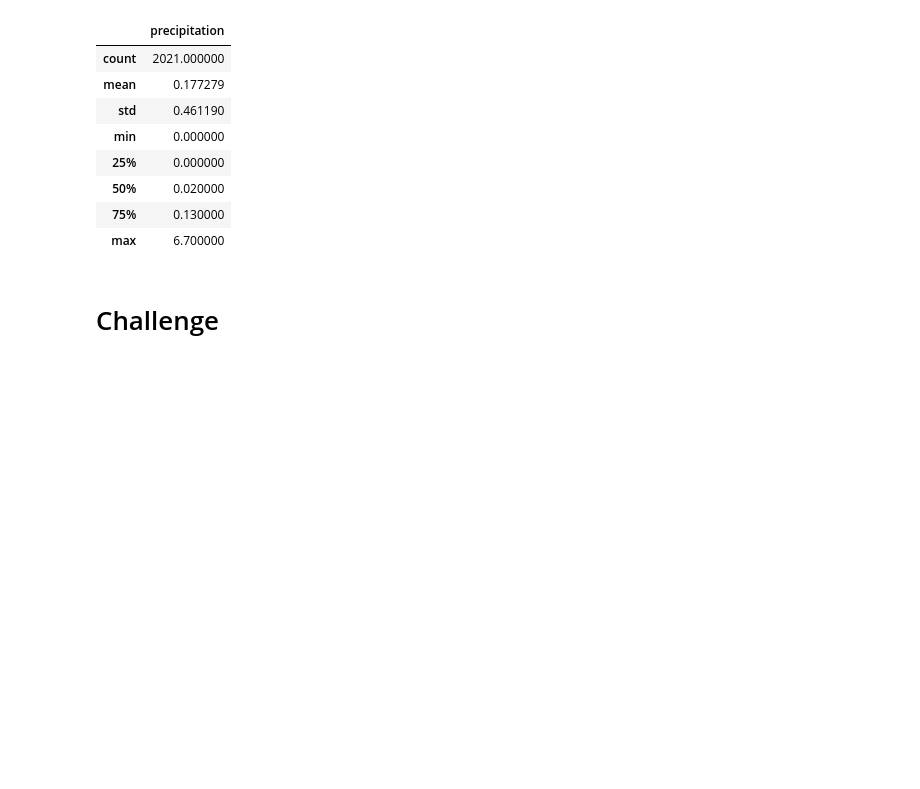
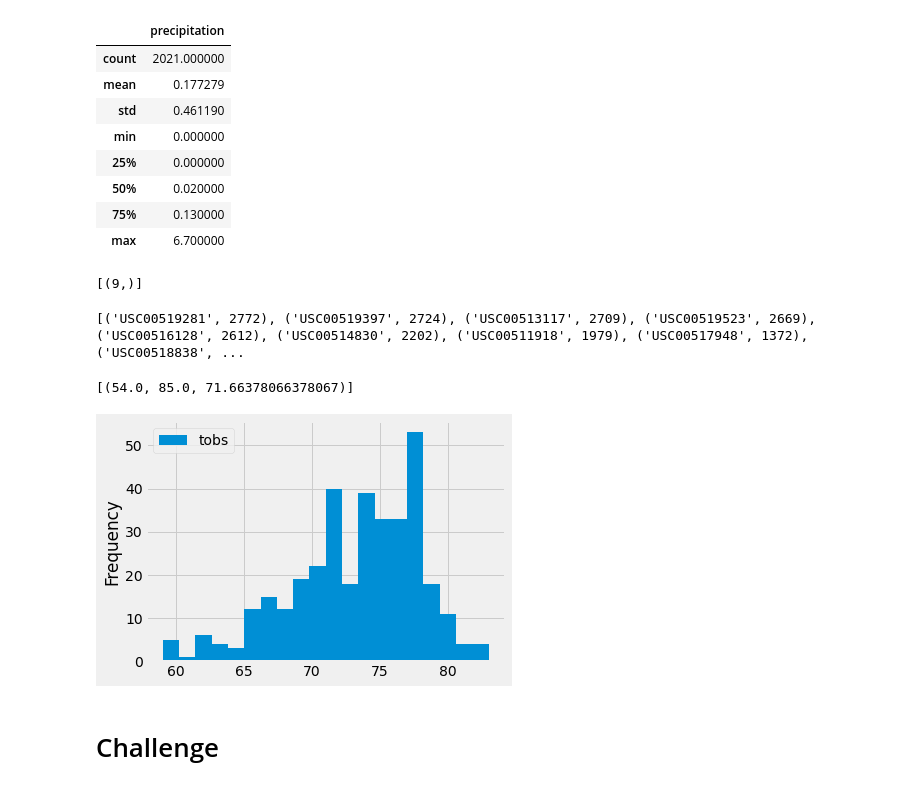
Before and after one commit to patelnehap/Surfs_Up, a Jupyter notebook: climate_analysis.ipynb, the cells around one changed output. Cells and saved outputs as stored; diff of their text form; code cells hidden in the pictures; blank space fills up the shorter version.

```diff
--- a/climate_analysis.ipynb
+++ b/climate_analysis.ipynb
@@ -86,15 +86,45 @@ df.describe()
 | max | 6.700000 |
 # %%
 # How many stations are available in this dataset?
+
+Station_Cnt= session.query(func.count(Station.station)).all()
+print(Station_Cnt)
+# %% [output]
+[(9,)]
 # %%
 # What are the most active stations?
 # List the stations and the counts in descending order.
+
+Act_Stn = session.query(Measurement.station, func.count(Measurement.station)).\
+            group_by(Measurement.station).order_by(func.count(Measurement.station).desc()).all()
+print(Act_Stn)
+# %% [output]
+[('USC00519281', 2772), ('USC00519397', 2724), ('USC00513117', 2709), ('USC00519523', 2669), ('USC00516128', 2612), ('USC00514830', 2202), ('USC00511918', 1979), ('USC00517948', 1372), ('USC00518838', ...
 # %%
 # Using the station id from the previous query, calculate the lowest temperature recorded,
 # highest temperature recorded, and average temperature most active station?
+
+Temp = session.query(func.min(Measurement.tobs), func.max(Measurement.tobs), func.avg(Measurement.tobs)).\
+            filter(Measurement.station == 'USC00519281').all()
+print(Temp)
+# %% [output]
+[(54.0, 85.0, 71.66378066378067)]
 # %%
 # Choose the station with the highest number of temperature observations.
 # Query the last 12 months of temperature observation data for this station and plot the results as a histogram
+
+resultss = session.query(Measurement.tobs).\
+            filter(Measurement.station == 'USC00519281').\
+            filter(Measurement.date >= prev_year).all()
+#print(resultss)
+
+df = pd.DataFrame(resultss, columns=['tobs'])
+#print(df)
+
+df.plot.hist(bins=20)
+plt.tight_layout()
+# %% [output]
+[figure, added]
 # %%
 # Write a function called `calc_temps` that will accept start date and end date in the format '%Y-%m-%d'
 # and return the minimum, average, and maximum temperatures for that range of dates
```
